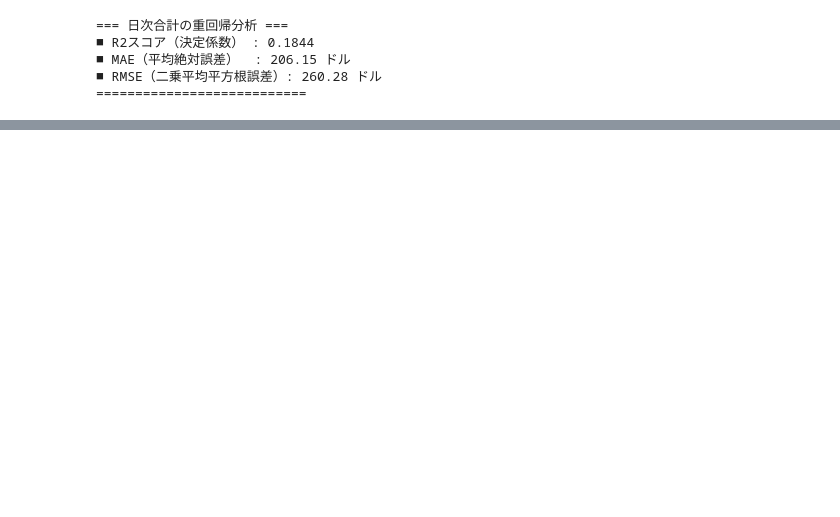
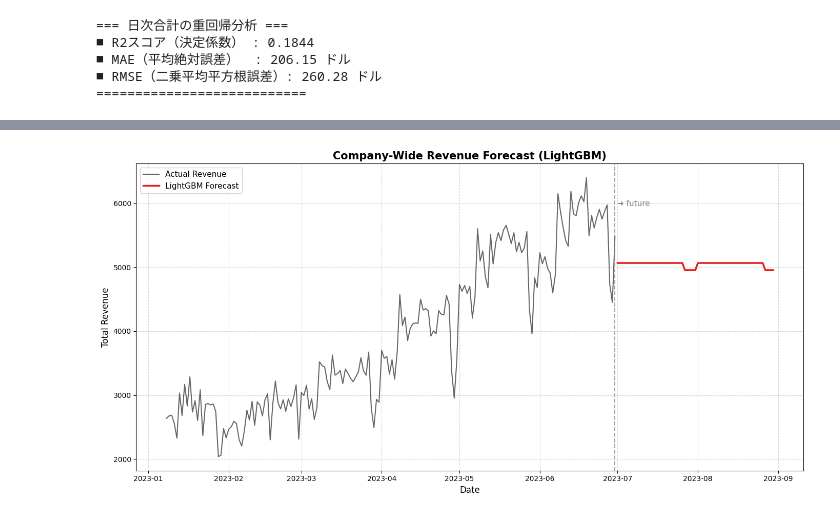
Before and after one commit to toshi-works/toshi-kaggle, a Jupyter notebook: coffee_shop.ipynb, the cells around one changed output, grey strips where cells are left out. Saved outputs shown, nothing was run; the diff lists cells and outputs as text; code cells hidden in the pictures; blank space fills up the shorter version.

```diff
--- a/coffee_shop.ipynb
+++ b/coffee_shop.ipynb
@@ -972,0 +928,94 @@ print("==========================")
+# %%
+import lightgbm as lgb
+
+df_lgb = transaction_df.groupby('transaction_date')['Revenue'].sum().reset_index()
+df_lgb['transaction_date'] = pd.to_datetime(df_lgb['transaction_date'])
+
+# 日付をインデックスにして、1日単位（'D'）でカレンダーを再作成。売上がない日は0で埋める
+df_lgb = df_lgb.set_index('transaction_date').asfreq('D', fill_value=0).reset_index()
+
+# 念のため日付順に並び替え
+df_lgb = df_lgb.sort_values('transaction_date').reset_index(drop=True)
+
+# 曜日や月などのカレンダー情報を追加
+df_lgb['month'] = df_lgb['transaction_date'].dt.month
+df_lgb['day'] = df_lgb['transaction_date'].dt.day
+df_lgb['weekday'] = df_lgb['transaction_date'].dt.weekday
+
+# 短期的な波を捉えるための「ラグ特徴量」を仕込む
+df_lgb['lag_1'] = df_lgb['Revenue'].shift(1)  # 1日前の売上
+df_lgb['lag_7'] = df_lgb['Revenue'].shift(7)  # 1週間前の売上
+df_lgb['rolling_mean_7'] = df_lgb['Revenue'].shift(1).rolling(window=7).mean() # 直近1週間の平均移動
+
+# ラグを作ると最初の一週間分が空（NaN）になるので、綺麗に削除
+df_lgb = df_lgb.dropna().reset_index(drop=True)
+
+train_df = df_lgb[df_lgb['month'] < 6].copy()
+test_df = df_lgb[df_lgb['month'] == 6].copy()
+
+# AIに教えるヒント（説明変数）と 正解（目的変数）の分離
+features = ['month', 'day', 'weekday', 'lag_1', 'lag_7', 'rolling_mean_7']
+X_train, y_train = train_df[features], train_df['Revenue']
+X_test, y_test = test_df[features], test_df['Revenue']
+
+# LightGBMモデルの構築と学習
+model_lgb = lgb.LGBMRegressor(n_estimators=50, max_depth=3, learning_rate=0.05,random_state=42, verbose=-1)
+model_lgb.fit(X_train, y_train)
+
+# 6月のテストデータを予測
+y_pred_lgb = model_lgb.predict(X_test)
+
+# 精度評価の計算
+r2 = r2_score(y_test, y_pred_lgb)
+mae = mean_absolute_error(y_test, y_pred_lgb)
+rmse = np.sqrt(mean_squared_error(y_test, y_pred_lgb))
+
+print("=== 全社合計 LightGBMモデル評価結果 ===")
+print(f"R2スコア（決定係数） : {r2:.4f}")
+print(f"MAE（平均絶対誤差）  : {mae:.2f} ドル")
+print(f"RMSE（二乗平均平方根誤差）: {rmse:.2f} ドル")
+print("======================================\n")
+
+# 未来の予測枠（61日間）を作成
+last_date = df_lgb['transaction_date'].max()
+future_dates = pd.date_range(start=last_date + pd.Timedelta(days=1), periods=61, freq='D')
+
+# 未来予測用のデータフレームの土台
+future_df = pd.DataFrame({'transaction_date': future_dates})
+future_df['month'] = future_df['transaction_date'].dt.month
+future_df['day'] = future_df['transaction_date'].dt.day
+future_df['weekday'] = future_df['transaction_date'].dt.weekday
+future_df['Revenue'] = np.nan
+
+# 実績と未来の枠をガッチャンコして、1つずつ未来のラグを計算しながら予測していく
+full_df = pd.concat([df_lgb, future_df], ignore_index=True)
+
+for i in range(len(df_lgb), len(full_df)):
+    # その日時点での1日前、7日前の売上を計算してヒントを更新する
+    full_df.loc[i, 'lag_1'] = full_df.loc[i-1, 'Revenue']
+    full_df.loc[i, 'lag_7'] = full_df.loc[i-7, 'Revenue']
+    full_df.loc[i, 'rolling_mean_7'] = full_df.loc[i-7:i-1, 'Revenue'].mean()
+
+    # AIにその日の売上を予測させる
+    X_future = full_df.loc[[i], features]
+    full_df.loc[i, 'Revenue'] = model_lgb.predict(X_future)[0]
+
+plt.figure(figsize=(14, 7))
+
+# 6月までの実績線
+sns.lineplot(data=df_lgb, x='transaction_date', y='Revenue', label='Actual Revenue', color='black', alpha=0.6)
+# LightGBMが予測した未来の線（7月〜8月）
+sns.lineplot(data=full_df[full_df['transaction_date'] > last_date], x='transaction_date', y='Revenue', label='LightGBM Forecast', color='#e31a1c', linewidth=2.5)
+
+# 境界線
+plt.axvline(x=last_date, color='gray', linestyle='--', alpha=0.7)
+plt.text(last_date + pd.Timedelta(days=1), plt.ylim()[1]*0.9, '➔ future', color='gray', fontsize=11)
+
+plt.title('Company-Wide Revenue Forecast (LightGBM)', fontsize=15, fontweight='bold')
+plt.xlabel('Date', fontsize=12)
+plt.ylabel('Total Revenue', fontsize=12)
+plt.grid(True, linestyle='--', alpha=0.5)
+plt.legend(loc='upper left', fontsize=11)
+plt.tight_layout()
+plt.show()
+# %% [output]
@@ -972,0 +1027 @@ print("==========================")
+[figure, added]
```
Also changed, not shown: parts of 16 cells of this notebook.
